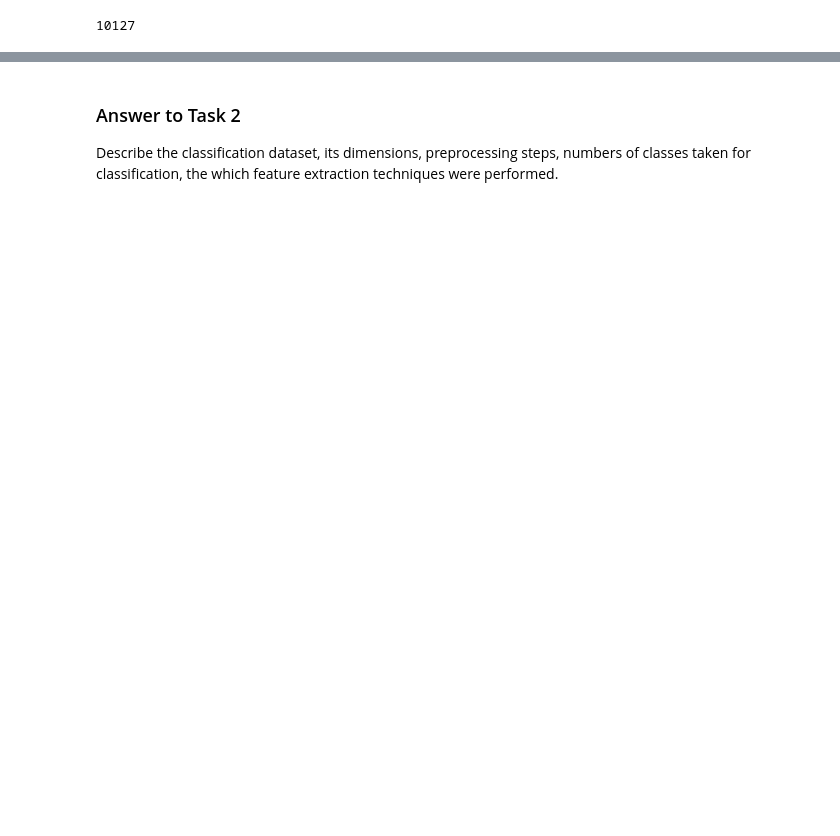
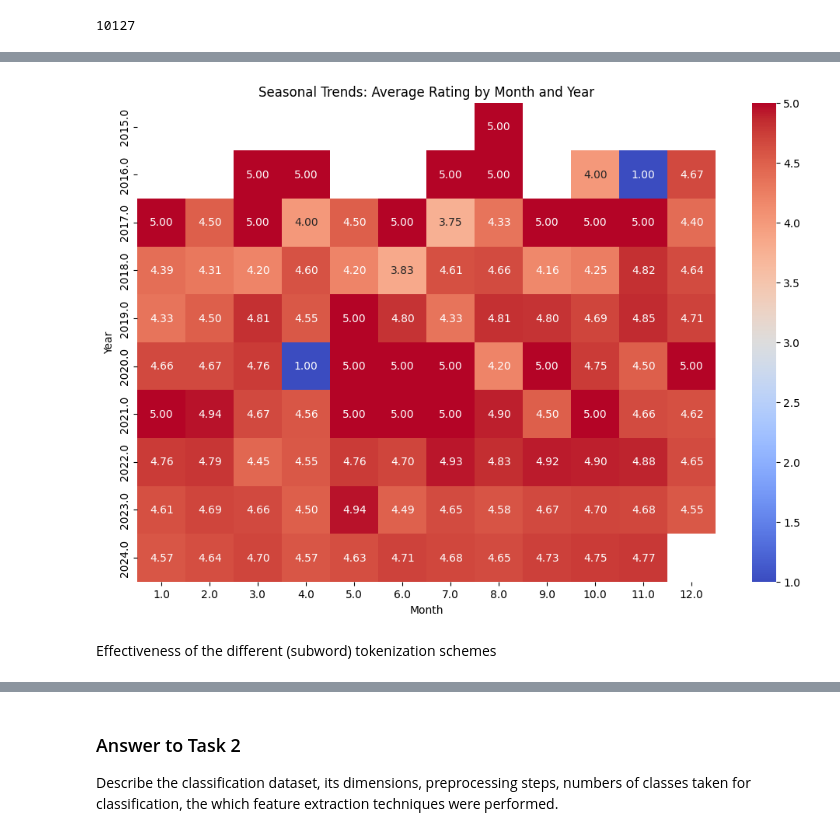
Before and after one commit to j-ranasinghe/nlp_cw, a Jupyter notebook: Solution_GroupH.ipynb, the cells around one changed output, grey strips where cells are left out. Drawn from its saved outputs; the diff is of its cells as text; code cells hidden in the pictures; blank space fills up the shorter version.

```diff
--- a/Solution_GroupH.ipynb
+++ b/Solution_GroupH.ipynb
@@ -410,0 +418,13 @@ Dataset Summary Table:
+# %%
+# Group by year and month, and get the average rating
+monthly_yearly_ratings = df_cleaned.groupby(['year', 'month'])['rating'].mean().unstack()
+
+# Plotting heatmap
+plt.figure(figsize=(12, 8))
+sns.heatmap(monthly_yearly_ratings, annot=True, cmap='coolwarm', fmt='.2f')
+plt.title('Seasonal Trends: Average Rating by Month and Year')
+plt.xlabel('Month')
+plt.ylabel('Year')
+plt.show()
+# %% [output]
+[figure, added]
@@ -410,0 +434,2 @@ Dataset Summary Table:
+# %% [markdown]
+Effectiveness of the different (subword) tokenization schemes
```
Also changed, not shown: parts of 110 cells of this notebook.
